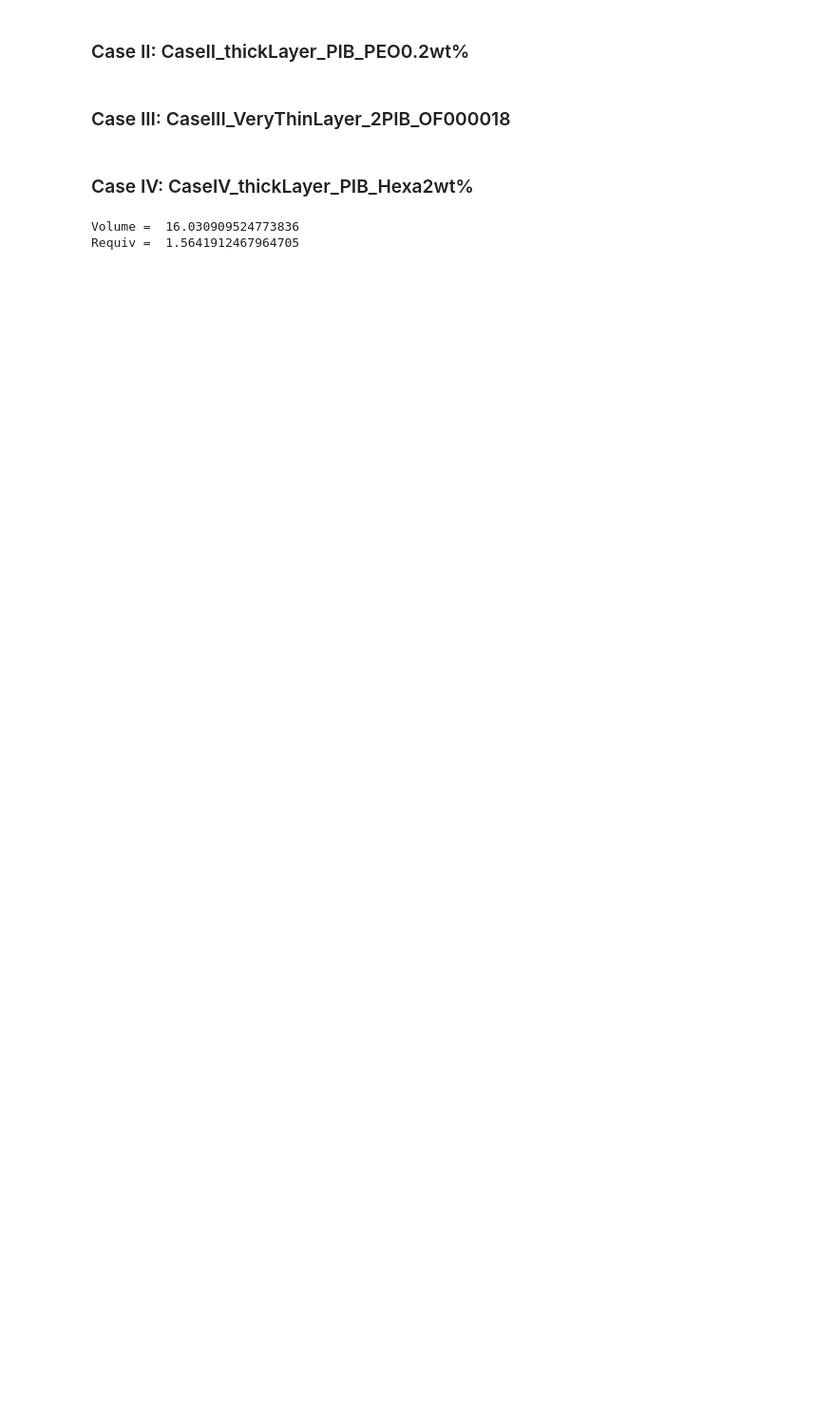
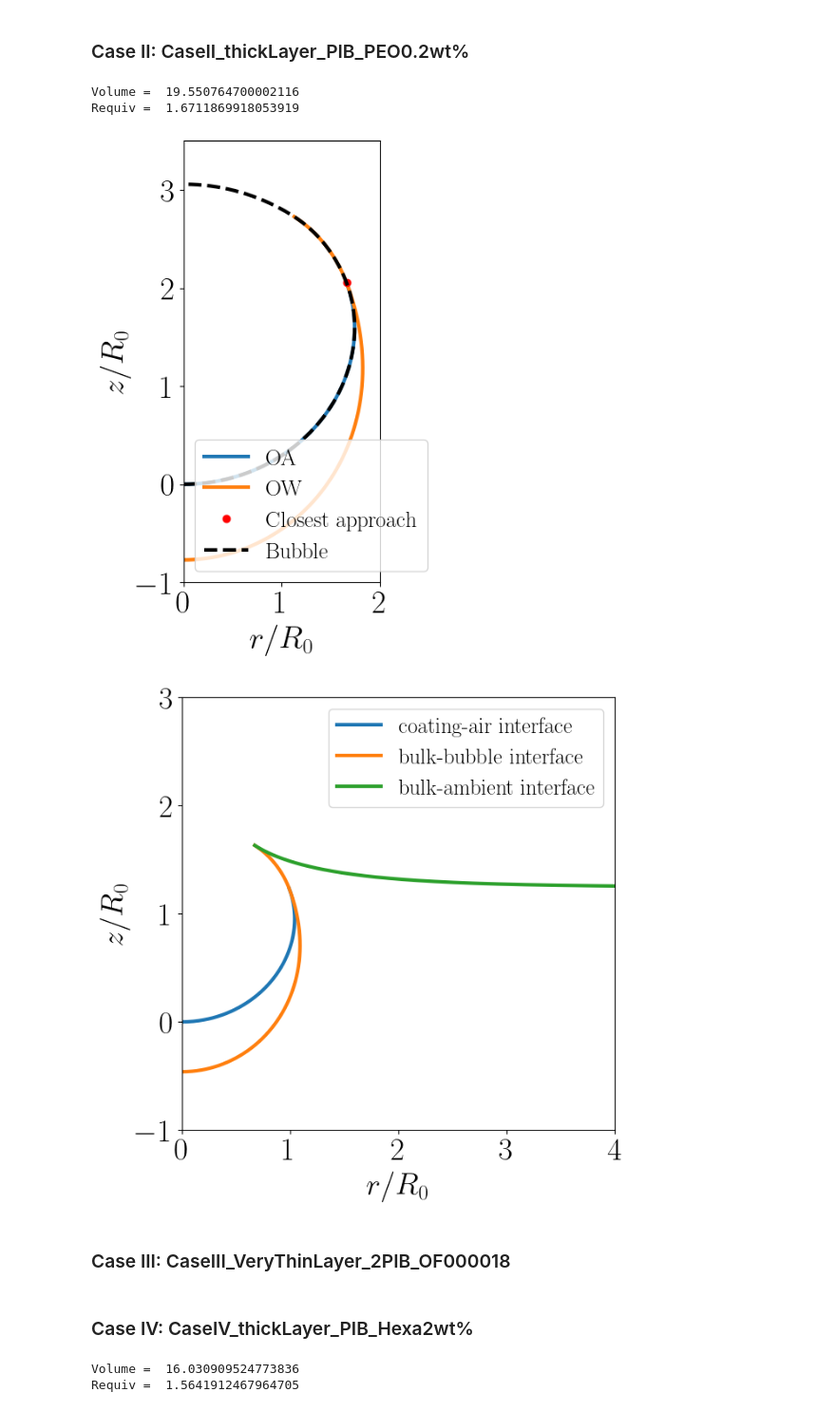
Before and after one commit to VatsalSy/BurstingBubble_VE_coated, a Jupyter notebook: initialconditions/InitialCondition.ipynb, the cells around one changed output. Shown at 95% size. Saved outputs shown, nothing was run; the diff lists cells and outputs as text; code cells hidden in the pictures; blank space fills up the shorter version.

```diff
--- a/initialconditions/InitialCondition.ipynb
+++ b/initialconditions/InitialCondition.ipynb
@@ -166,10 +171,10 @@ plt_params = {
 
 fig, ax = prepare_plot(plt_params)
 
-r_ca, z_ca, ang_ca = load_and_sort_data("CaseII_thickLayer_PIB_PEO0.2wt%/02pcPEO_OF03125_OA.csv")
+r_ca, z_ca, ang_ca = load_and_sort_data("CaseII_thickLayer_PIB_PEO0.2wt/02pcPEO_OF03125_OA.csv")
 ax.plot(r_ca, z_ca, label="OA")
 
-r_bb, z_bb, ang_bb = load_and_sort_data("CaseII_thickLayer_PIB_PEO0.2wt%/02pcPEO_OF03125_OW.csv")
+r_bb, z_bb, ang_bb = load_and_sort_data("CaseII_thickLayer_PIB_PEO0.2wt/02pcPEO_OF03125_OW.csv")
 ax.plot(r_bb, z_bb,  label="OW")
 
 min_dist_index, min_distance = calculate_closest_approach(r_ca, z_ca, r_bb, z_bb)
@@ -196,37 +201,42 @@ from scipy.integrate import cumtrapz
 # volume of the bubble (r_bubble, z_bubble) in cyclindrical coordinates
 Vol = np.pi*cumtrapz(r_bubble**2, z_bubble, initial=0)
 print('Volume = ', Vol[-1])
 
 # typical length scale
 R0 = (3*Vol[-1]/4/np.pi)**(1/3)
 print('Requiv = ', R0)
 
 ax.legend()
 plt.show()
 
 # Define plotting parameters
 plt_params = {
     "Rmin": 0.0, "Rmax": 4e0,
     "Zmin": -1e0, "Zmax": 3e0
 }
 
 fig, ax = prepare_plot(plt_params)
-r_ca, z_ca, ang_ca = load_and_sort_data("CaseII_thickLayer_PIB_PEO0.2wt%/02pcPEO_OF03125_OA.csv")
+r_ca, z_ca, ang_ca = load_and_sort_data("CaseII_thickLayer_PIB_PEO0.2wt/02pcPEO_OF03125_OA.csv")
 r_ca, z_ca = r_ca/R0, z_ca/R0
 ax.plot(r_ca, z_ca, label="coating-air interface")
 
-r_bb, z_bb, ang_bb = load_and_sort_data("CaseII_thickLayer_PIB_PEO0.2wt%/02pcPEO_OF03125_OW.csv")
+r_bb, z_bb, ang_bb = load_and_sort_data("CaseII_thickLayer_PIB_PEO0.2wt/02pcPEO_OF03125_OW.csv")
 r_bb, z_bb = r_bb/R0, z_bb/R0
 ax.plot(r_bb, z_bb,  label="bulk-bubble interface")
 
-r_ba, z_ba, ang_ba = load_and_sort_data("CaseII_thickLayer_PIB_PEO0.2wt%/02pcPEO_OF03125_WA.csv")
+r_ba, z_ba, ang_ba = load_and_sort_data("CaseII_thickLayer_PIB_PEO0.2wt/02pcPEO_OF03125_WA.csv")
 r_ba, z_ba = r_ba/R0, z_ba/R0
 ax.plot(r_ba, z_ba,  label="bulk-ambient interface")
 
 # tathered legend to the top right corner outsize the plot
 plt.legend(loc='upper right')
-plt.savefig('CaseII_thickLayer_PIB_PEO0.2wt%/shape.pdf', bbox_inches='tight')
+plt.savefig('CaseII_thickLayer_PIB_PEO0.2wt/shape.pdf', bbox_inches='tight')
 plt.show()
+# %% [output]
+Volume =  19.550764700002116
+Requiv =  1.6711869918053919
+[figure, added]
+[figure, added]
 # %% [markdown]
 ### Case III: CaseIII_VeryThinLayer_2PIB_OF000018
 # %%
```
Also changed, not shown: parts of 2 cells of this notebook, 7 other files.
